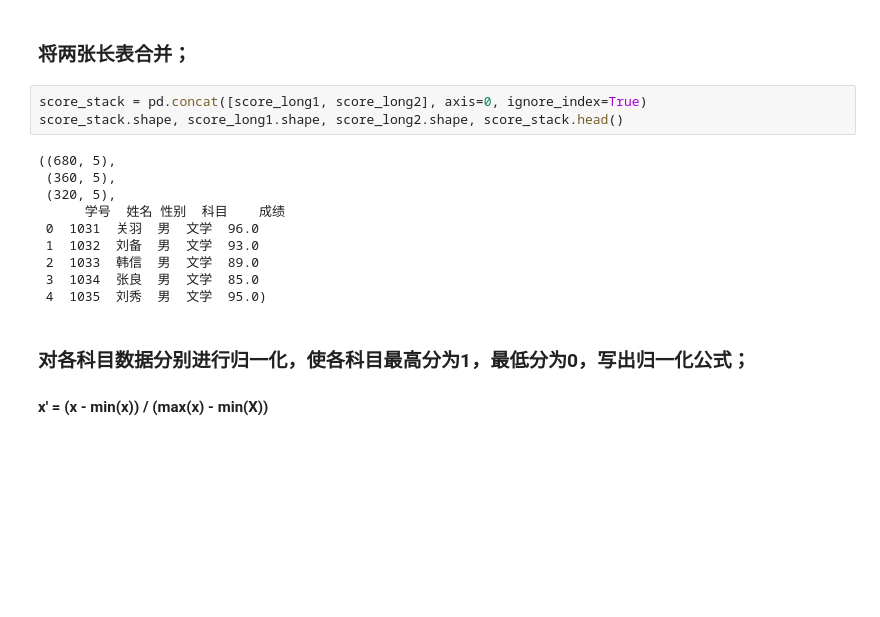
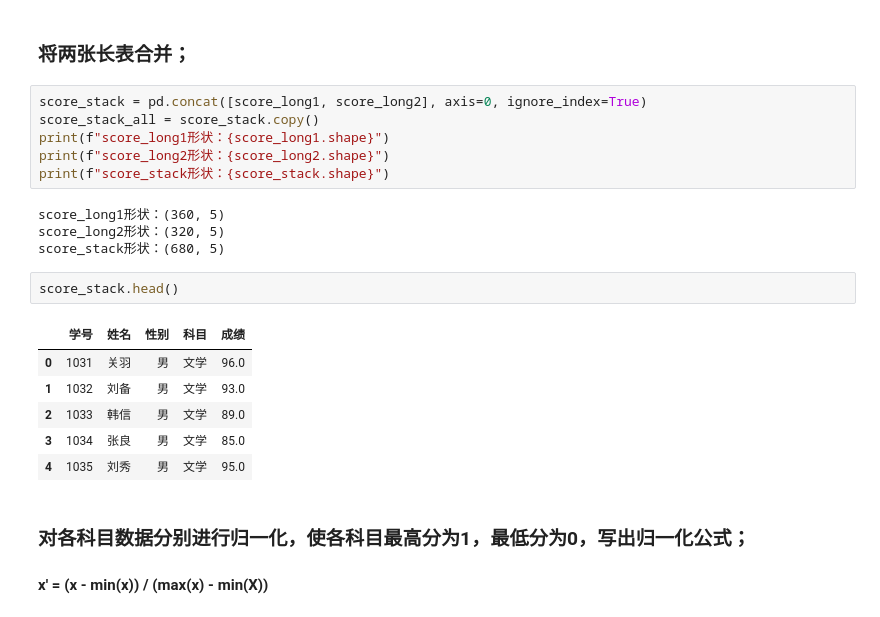
Before and after one commit to xcRRRRt/Data-Visualization, a Jupyter notebook: 考试二/考试二.ipynb, the cells around one changed output. Cells and saved outputs as stored; diff of their text form; blank space fills up the shorter version.

```diff
--- a/考试二/考试二.ipynb
+++ b/考试二/考试二.ipynb
@@ -47,17 +90,23 @@ score_long2.head()
 ### 将两张长表合并；
 # %%
 score_stack = pd.concat([score_long1, score_long2], axis=0, ignore_index=True)
-score_stack.shape, score_long1.shape, score_long2.shape, score_stack.head()
+score_stack_all = score_stack.copy()
+print(f"score_long1形状：{score_long1.shape}")
+print(f"score_long2形状：{score_long2.shape}")
+print(f"score_stack形状：{score_stack.shape}")
 # %% [output]
-((680, 5),
- (360, 5),
- (320, 5),
-      学号  姓名 性别  科目    成绩
- 0  1031  关羽  男  文学  96.0
- 1  1032  刘备  男  文学  93.0
- 2  1033  韩信  男  文学  89.0
- 3  1034  张良  男  文学  85.0
- 4  1035  刘秀  男  文学  95.0)
+score_long1形状：(360, 5)
+score_long2形状：(320, 5)
+score_stack形状：(680, 5)
+# %%
+score_stack.head()
+# %% [output]
+|  | 学号 | 姓名 | 性别 | 科目 | 成绩 |
+| 0 | 1031 | 关羽 | 男 | 文学 | 96.0 |
+| 1 | 1032 | 刘备 | 男 | 文学 | 93.0 |
+| 2 | 1033 | 韩信 | 男 | 文学 | 89.0 |
+| 3 | 1034 | 张良 | 男 | 文学 | 85.0 |
+| 4 | 1035 | 刘秀 | 男 | 文学 | 95.0 |
 # %% [markdown]
 ### 对各科目数据分别进行归一化，使各科目最高分为1，最低分为0，写出归一化公式；
 #### x' = (x - min(x)) / (max(x) - min(X))
```
Also changed, not shown: parts of 16 cells of this notebook.
